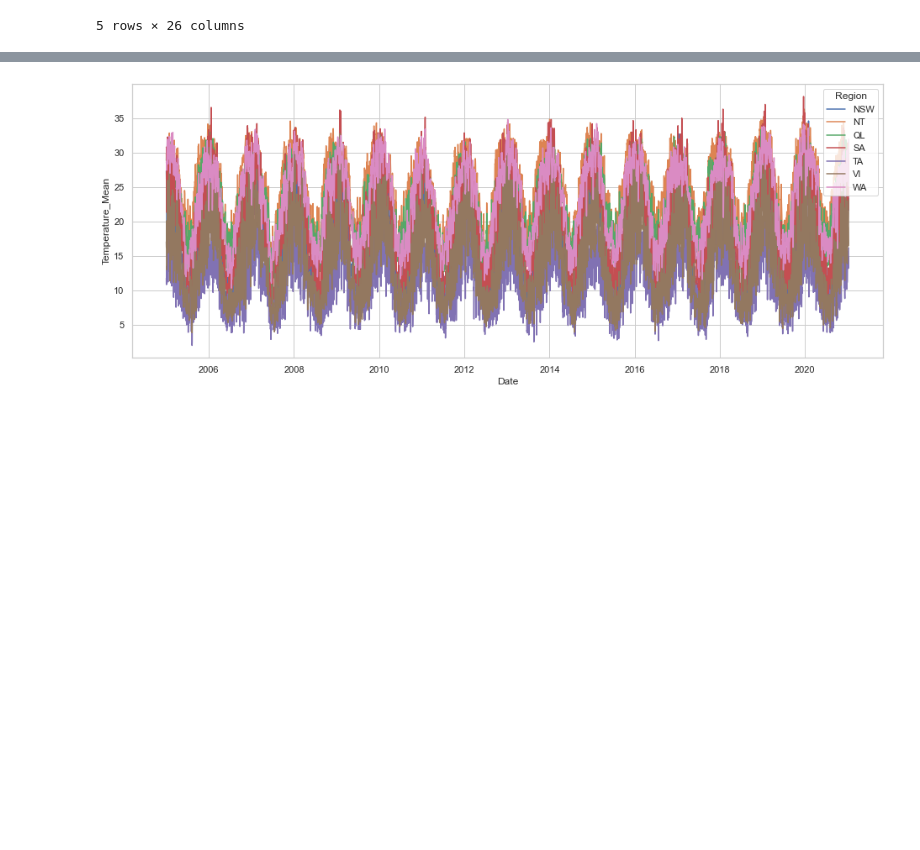
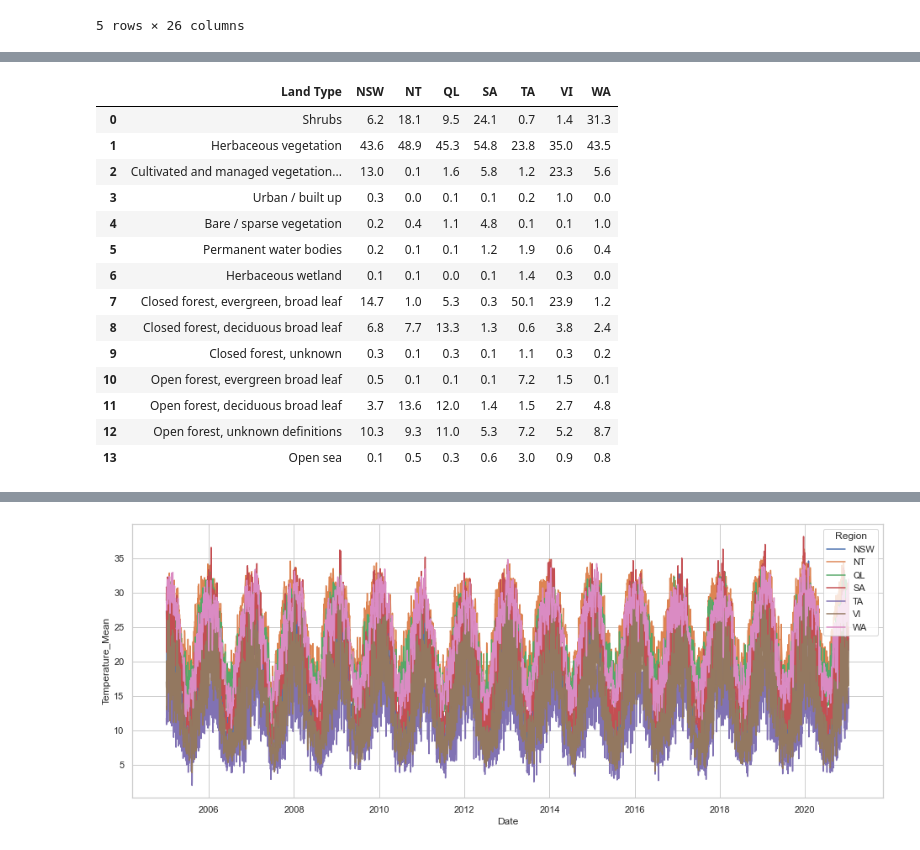
Before and after one commit to sarmitamajumdar/Spot_Challenge_Wildfires, a Jupyter notebook: Spot_Challange_Wildfires.ipynb, the cells around one changed output, grey strips where cells are left out. Cells and saved outputs as stored; diff of their text form; code cells hidden in the pictures; blank space fills up the shorter version.

```diff
--- a/Spot_Challange_Wildfires.ipynb
+++ b/Spot_Challange_Wildfires.ipynb
@@ -369,0 +714,4 @@ weather_df.head()
+# %%
+
+land_df =pd.read_csv("LandClass.csv")
+print("Reading file: '{}'".format(land_df))
@@ -369,0 +736,25 @@ weather_df.head()
+# %%
+### Reset Index & Rename of Land Class
+
+land_df_class = land_df.sort_values(by='Region').T.copy()
+land_df_class.rename(columns=land_df_class.iloc[0], inplace=True)
+land_df_class.drop(['Region'], axis=0, inplace=True)
+land_df_class = land_df_class.astype(np.float)
+land_df_class = land_df_class.rename_axis('Land Type').reset_index()
+land_df_class
+# %% [output]
+|  | Land Type | NSW | NT | QL | SA | TA | VI | WA |
+| 0 | Shrubs | 6.2 | 18.1 | 9.5 | 24.1 | 0.7 | 1.4 | 31.3 |
+| 1 | Herbaceous vegetation | 43.6 | 48.9 | 45.3 | 54.8 | 23.8 | 35.0 | 43.5 |
+| 2 | Cultivated and managed vegetation... | 13.0 | 0.1 | 1.6 | 5.8 | 1.2 | 23.3 | 5.6 |
+| 3 | Urban / built up | 0.3 | 0.0 | 0.1 | 0.1 | 0.2 | 1.0 | 0.0 |
+| 4 | Bare / sparse vegetation | 0.2 | 0.4 | 1.1 | 4.8 | 0.1 | 0.1 | 1.0 |
+| 5 | Permanent water bodies | 0.2 | 0.1 | 0.1 | 1.2 | 1.9 | 0.6 | 0.4 |
+| 6 | Herbaceous wetland | 0.1 | 0.1 | 0.0 | 0.1 | 1.4 | 0.3 | 0.0 |
+| 7 | Closed forest, evergreen, broad leaf | 14.7 | 1.0 | 5.3 | 0.3 | 50.1 | 23.9 | 1.2 |
+| 8 | Closed forest, deciduous broad leaf | 6.8 | 7.7 | 13.3 | 1.3 | 0.6 | 3.8 | 2.4 |
+| 9 | Closed forest, unknown | 0.3 | 0.1 | 0.3 | 0.1 | 1.1 | 0.3 | 0.2 |
+| 10 | Open forest, evergreen broad leaf | 0.5 | 0.1 | 0.1 | 0.1 | 7.2 | 1.5 | 0.1 |
+| 11 | Open forest, deciduous broad leaf | 3.7 | 13.6 | 12.0 | 1.4 | 1.5 | 2.7 | 4.8 |
+| 12 | Open forest, unknown definitions | 10.3 | 9.3 | 11.0 | 5.3 | 7.2 | 5.2 | 8.7 |
+| 13 | Open sea | 0.1 | 0.5 | 0.3 | 0.6 | 3.0 | 0.9 | 0.8 |
```
Also changed, not shown: parts of 96 cells of this notebook, 1 other file.
